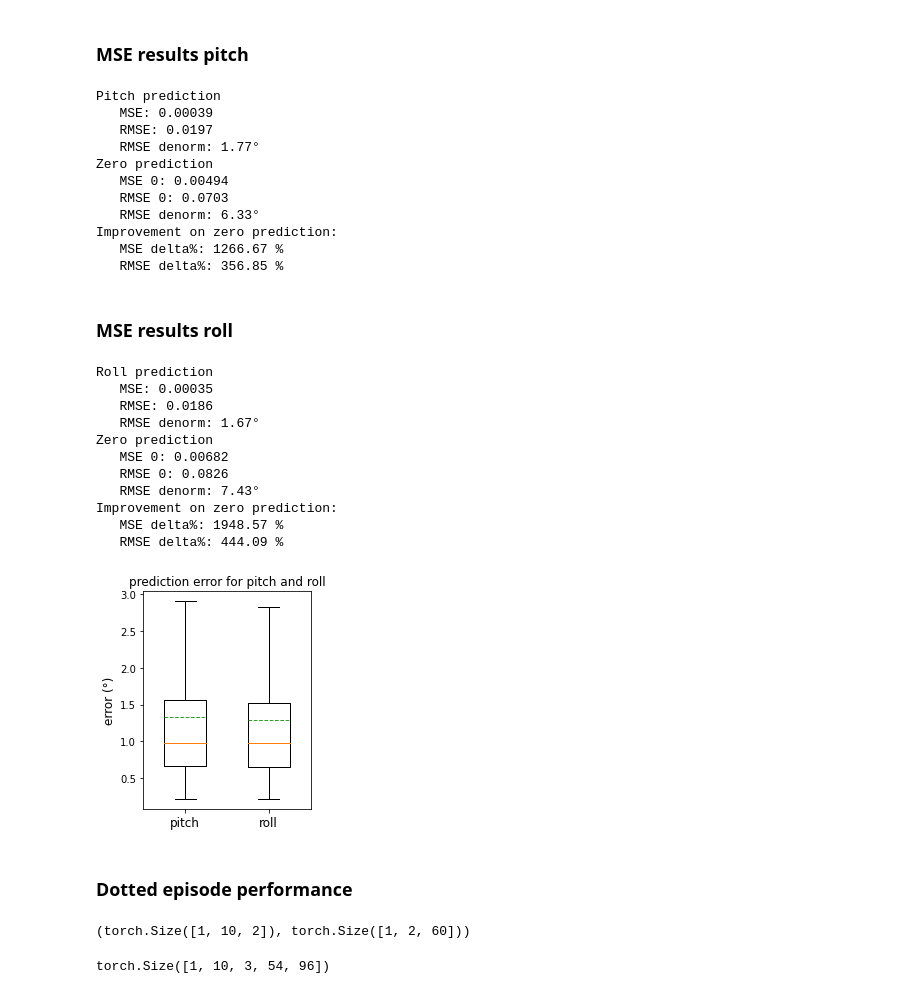
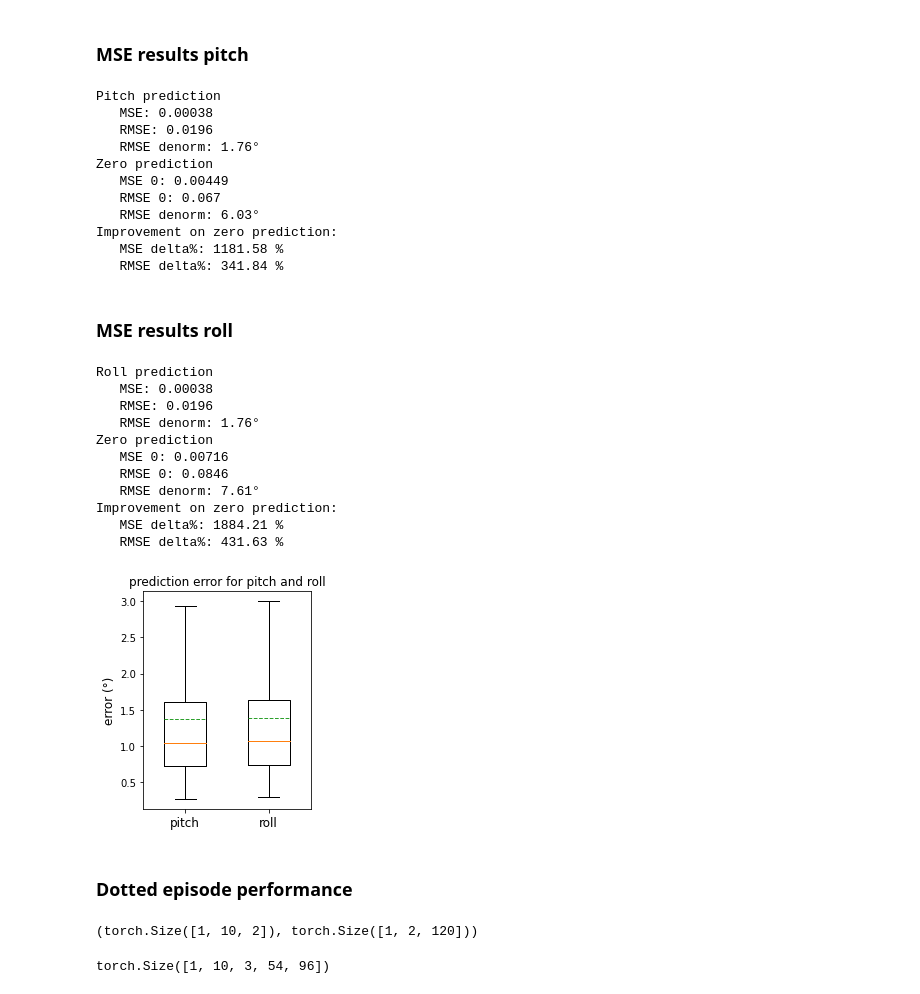
Before and after one commit to lancedw/3D-state-prediction-for-surface-vessels-using-IMU-data-and-images, a Jupyter notebook: code/notebooks/train_notebooks/cnn-lstm_img-pr.ipynb, the cells around one changed output. Cells and saved outputs as stored; diff of their text form; code cells hidden in the pictures.

```diff
--- a/code/notebooks/train_notebooks/cnn-lstm_img-pr.ipynb
+++ b/code/notebooks/train_notebooks/cnn-lstm_img-pr.ipynb
@@ -70,7 +70,7 @@ if not os.path.exists(RESULT_FOLDER):
     os.mkdir(RESULT_FOLDER)
 # %%
 FRAMES_IN = 10
-FRAMES_OUT = 60
+FRAMES_OUT = 120
 
 N_EPISODES = 540
 FRAMES_PER_EPISODE = 400
@@ -922,8 +923,8 @@ rmse = round(math.sqrt(total/n), 4)
 mse0 = round(total0/n, 5)
 rmse0 = round(math.sqrt(total0/n), 4)
 
-np.save(f"{TEST_RESULT_FOLDER}/pitch_denormalized_error", loss)
-np.save(f"{TEST_RESULT_FOLDER}/pitch_zero_error", loss0)
+np.save(f"{TEST_RESULT_FOLDER}/pitch_denormalized_error_{FRAMES_IN}in_{FRAMES_OUT}out", loss)
+np.save(f"{TEST_RESULT_FOLDER}/pitch_zero_error_{FRAMES_IN}in_{FRAMES_OUT}out", loss0)
 
 print("Pitch prediction")
 print("   MSE:", mse)
@@ -938,16 +939,16 @@ print("   MSE delta%:", round(mse0/mse*100, 2), "%")
 print("   RMSE delta%:", round(rmse0/rmse*100, 2), "%")
 # %% [output]
 Pitch prediction
-   MSE: 0.00039
-   RMSE: 0.0197
-   RMSE denorm: 1.77°
+   MSE: 0.00038
+   RMSE: 0.0196
+   RMSE denorm: 1.76°
 Zero prediction
-   MSE 0: 0.00494
-   RMSE 0: 0.0703
-   RMSE denorm: 6.33°
+   MSE 0: 0.00449
+   RMSE 0: 0.067
+   RMSE denorm: 6.03°
 Improvement on zero prediction:
-   MSE delta%: 1266.67 %
-   RMSE delta%: 356.85 %
+   MSE delta%: 1181.58 %
+   RMSE delta%: 341.84 %
 # %% [markdown]
 ### MSE results roll
 # %%
@@ -979,8 +980,8 @@ rmse = round(math.sqrt(total/n), 4)
 mse0 = round(total0/n, 5)
 rmse0 = round(math.sqrt(total0/n), 4)
 
-np.save(f"{TEST_RESULT_FOLDER}/roll_denormalized_error", loss)
-np.save(f"{TEST_RESULT_FOLDER}/roll_zero_error", loss0)
+np.save(f"{TEST_RESULT_FOLDER}/roll_denormalized_error_{FRAMES_IN}in_{FRAMES_OUT}out", loss)
+np.save(f"{TEST_RESULT_FOLDER}/roll_zero_error_{FRAMES_IN}in_{FRAMES_OUT}out", loss0)
 
 print("Roll prediction")
 print("   MSE:", mse)
@@ -995,27 +996,27 @@ print("   MSE delta%:", round(mse0/mse*100, 2), "%")
 print("   RMSE delta%:", round(rmse0/rmse*100, 2), "%")
 # %% [output]
 Roll prediction
-   MSE: 0.00035
-   RMSE: 0.0186
-   RMSE denorm: 1.67°
+   MSE: 0.00038
+   RMSE: 0.0196
+   RMSE denorm: 1.76°
 Zero prediction
-   MSE 0: 0.00682
-   RMSE 0: 0.0826
-   RMSE denorm: 7.43°
+   MSE 0: 0.00716
+   RMSE 0: 0.0846
+   RMSE denorm: 7.61°
 Improvement on zero prediction:
-   MSE delta%: 1948.57 %
-   RMSE delta%: 444.09 %
+   MSE delta%: 1884.21 %
+   RMSE delta%: 431.63 %
 # %%
 fig, ax = plt.subplots(figsize=(3,4))
-pitch_error = np.load(f"{TEST_RESULT_FOLDER}/pitch_denormalized_error.npy")
-roll_error = np.load(f"{TEST_RESULT_FOLDER}/roll_denormalized_error.npy")
+pitch_error = np.load(f"{TEST_RESULT_FOLDER}/pitch_denormalized_error_{FRAMES_IN}in_{FRAMES_OUT}out.npy")
+roll_error = np.load(f"{TEST_RESULT_FOLDER}/roll_denormalized_error_{FRAMES_IN}in_{FRAMES_OUT}out.npy")
 ax.boxplot([pitch_error, roll_error], showfliers=False, widths=(0.5), showmeans=True, meanline=True)
 ax.set_ylabel("error (°)", fontsize=12)
 ax.set_xticks([1,2], ["pitch", "roll"], fontsize=12)
 ax.set_title("prediction error for pitch and roll", fontsize=12)
 plt.savefig(f'{RESULT_FOLDER}/error_boxplot_{FRAMES_IN}in_{FRAMES_OUT}out_epochs{NUM_EPOCHS}', bbox_inches='tight')
 # %% [output]
-[figure, old version]
+[figure, new version]
 # %% [markdown]
 ### Dotted episode performance
 # %%
@@ -1040,7 +1041,7 @@ y_test = torch.Tensor(y_test.to_numpy())
 y_test = y_test.unsqueeze(0).cuda()
 pr_test.shape, y_test.shape
 # %% [output]
-(torch.Size([1, 10, 2]), torch.Size([1, 2, 60]))
+(torch.Size([1, 10, 2]), torch.Size([1, 2, 120]))
 # %%
 dotted = []
 for index in range(10):
```
Also changed, not shown: parts of 25 cells of this notebook, 21 other files.
